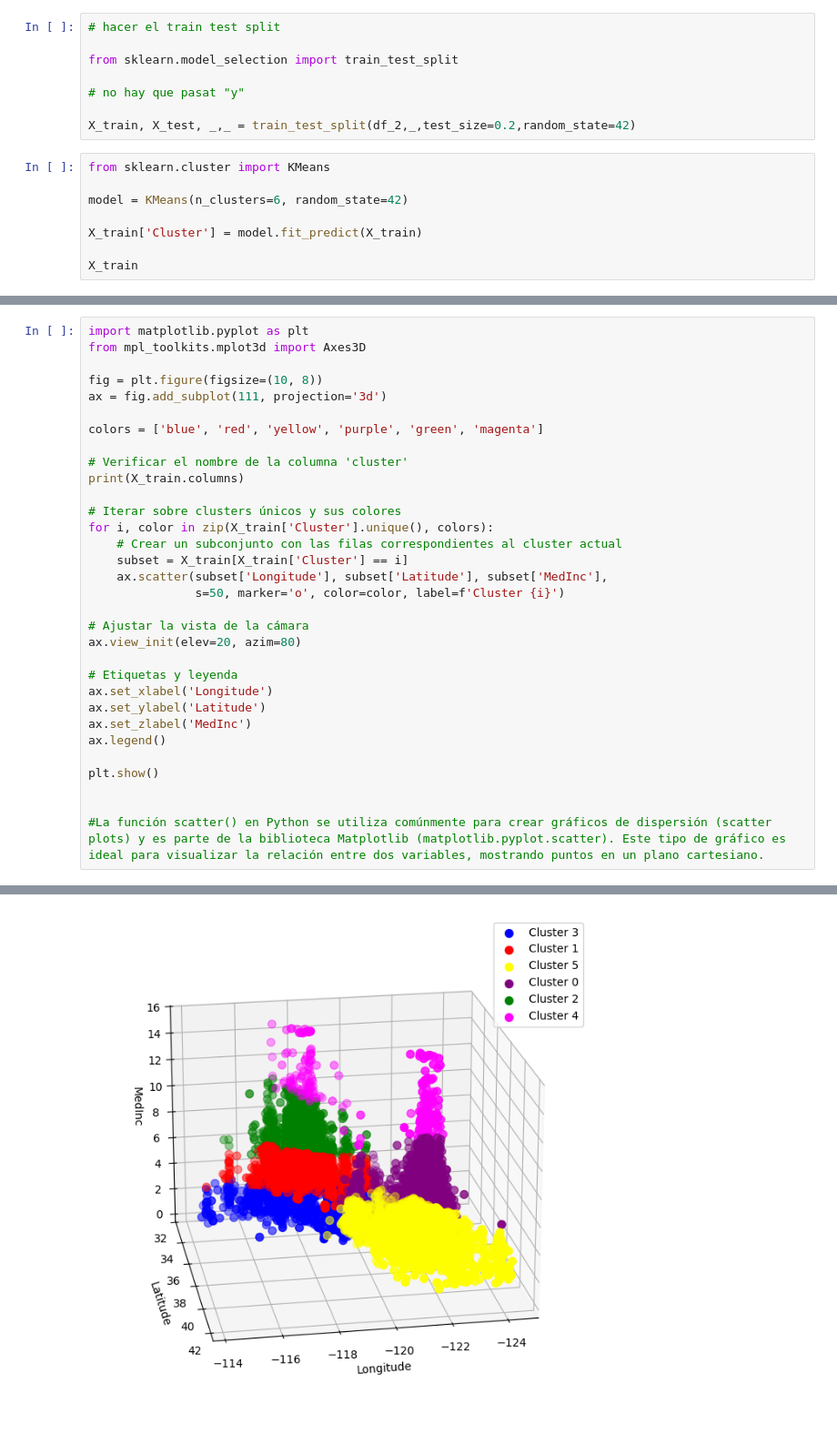
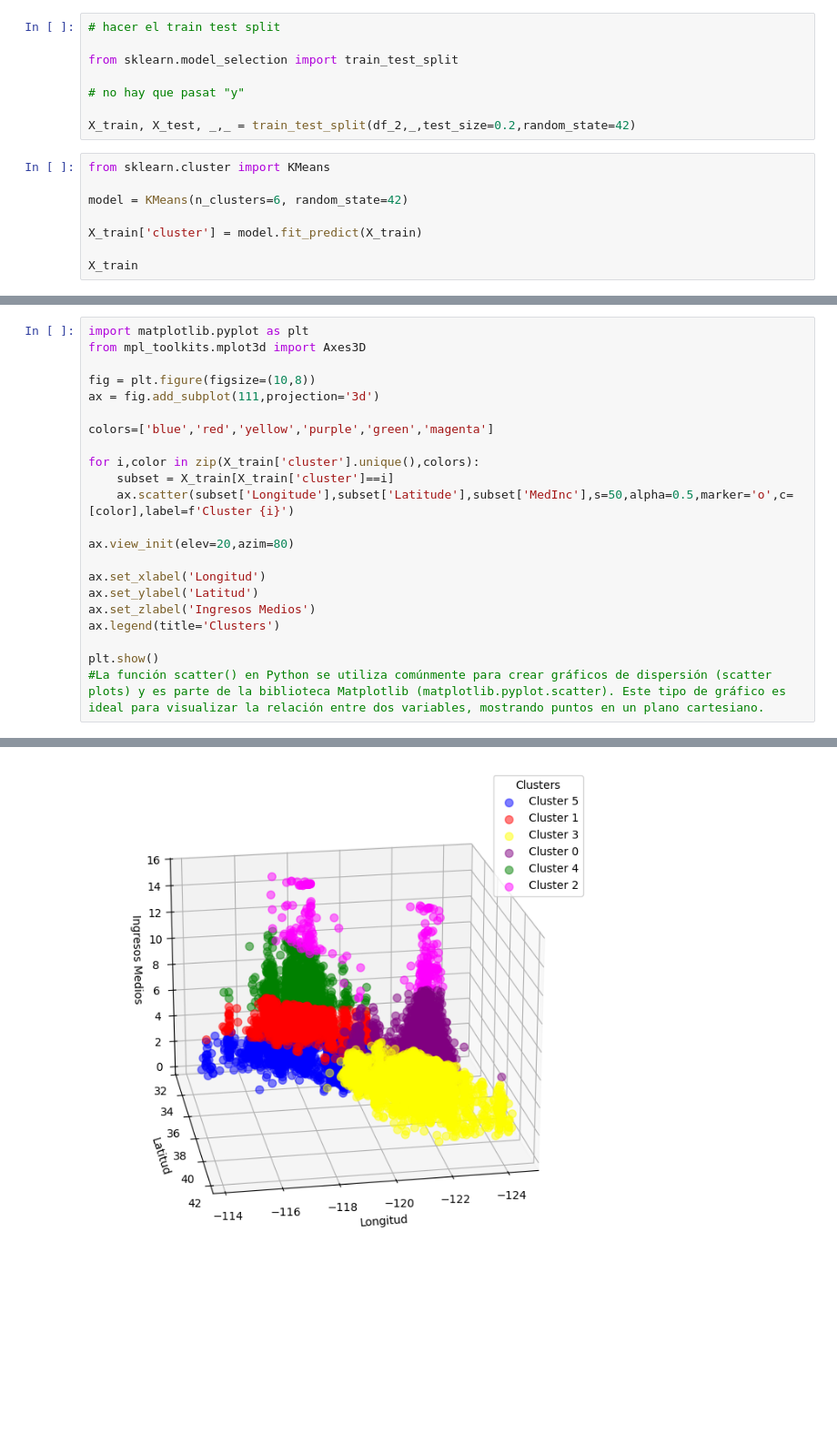
Before and after one commit to bartowen/k_means, a Jupyter notebook: src/explore.ipynb, the cells around one changed output, grey strips where cells are left out. Shown at 91% size. Drawn from its saved outputs; the diff is of its cells as text; blank space fills up the shorter version.

```diff
--- a/src/explore.ipynb
+++ b/src/explore.ipynb
@@ -53,7 +53,7 @@ from sklearn.cluster import KMeans
 
 model = KMeans(n_clusters=6, random_state=42)
 
-X_train['Cluster'] = model.fit_predict(X_train)
+X_train['cluster'] = model.fit_predict(X_train)
 
 X_train
 # %% [output]
@@ -74,32 +90,22 @@ X_train
 import matplotlib.pyplot as plt
 from mpl_toolkits.mplot3d import Axes3D
 
-fig = plt.figure(figsize=(10, 8))
-ax = fig.add_subplot(111, projection='3d')
+fig = plt.figure(figsize=(10,8))
+ax = fig.add_subplot(111,projection='3d')
 
-colors = ['blue', 'red', 'yellow', 'purple', 'green', 'magenta']
+colors=['blue','red','yellow','purple','green','magenta']
 
-# Verificar el nombre de la columna 'cluster'
-print(X_train.columns)
+for i,color in zip(X_train['cluster'].unique(),colors):
+    subset = X_train[X_train['cluster']==i]
+    ax.scatter(subset['Longitude'],subset['Latitude'],subset['MedInc'],s=50,alpha=0.5,marker='o',c=[color],label=f'Cluster {i}')
 
-# Iterar sobre clusters únicos y sus colores
-for i, color in zip(X_train['Cluster'].unique(), colors):
-    # Crear un subconjunto con las filas correspondientes al cluster actual
-    subset = X_train[X_train['Cluster'] == i]
-    ax.scatter(subset['Longitude'], subset['Latitude'], subset['MedInc'],
-               s=50, marker='o', color=color, label=f'Cluster {i}')
+ax.view_init(elev=20,azim=80)
 
-# Ajustar la vista de la cámara
-ax.view_init(elev=20, azim=80)
-
-# Etiquetas y leyenda
-ax.set_xlabel('Longitude')
-ax.set_ylabel('Latitude')
-ax.set_zlabel('MedInc')
-ax.legend()
+ax.set_xlabel('Longitud')
+ax.set_ylabel('Latitud')
+ax.set_zlabel('Ingresos Medios')
+ax.legend(title='Clusters')
 
 plt.show()
-
-
 #La función scatter() en Python se utiliza comúnmente para crear gráficos de dispersión (scatter plots) y es parte de la biblioteca Matplotlib (matplotlib.pyplot.scatter). Este tipo de gráfico es ideal para visualizar la relación entre dos variables, mostrando puntos en un plano cartesiano.
 # %% [output]
@@ -107 +112 @@ Index(['MedInc', 'Latitude', 'Longitude', 'Cluster'], dtype='object')
-[figure, old version]
+[figure, new version]
```
Also changed, not shown: parts of 4 cells of this notebook.
